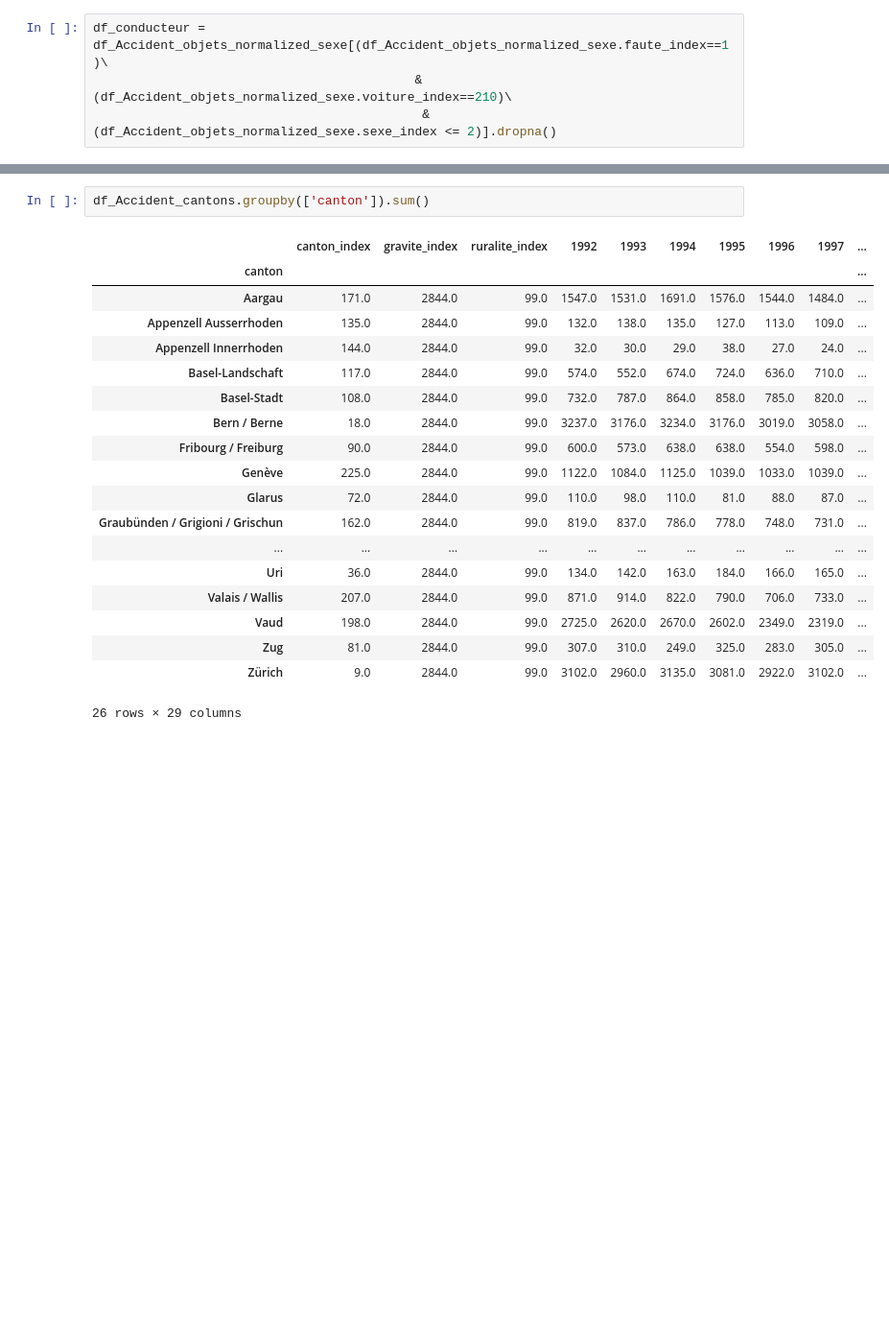
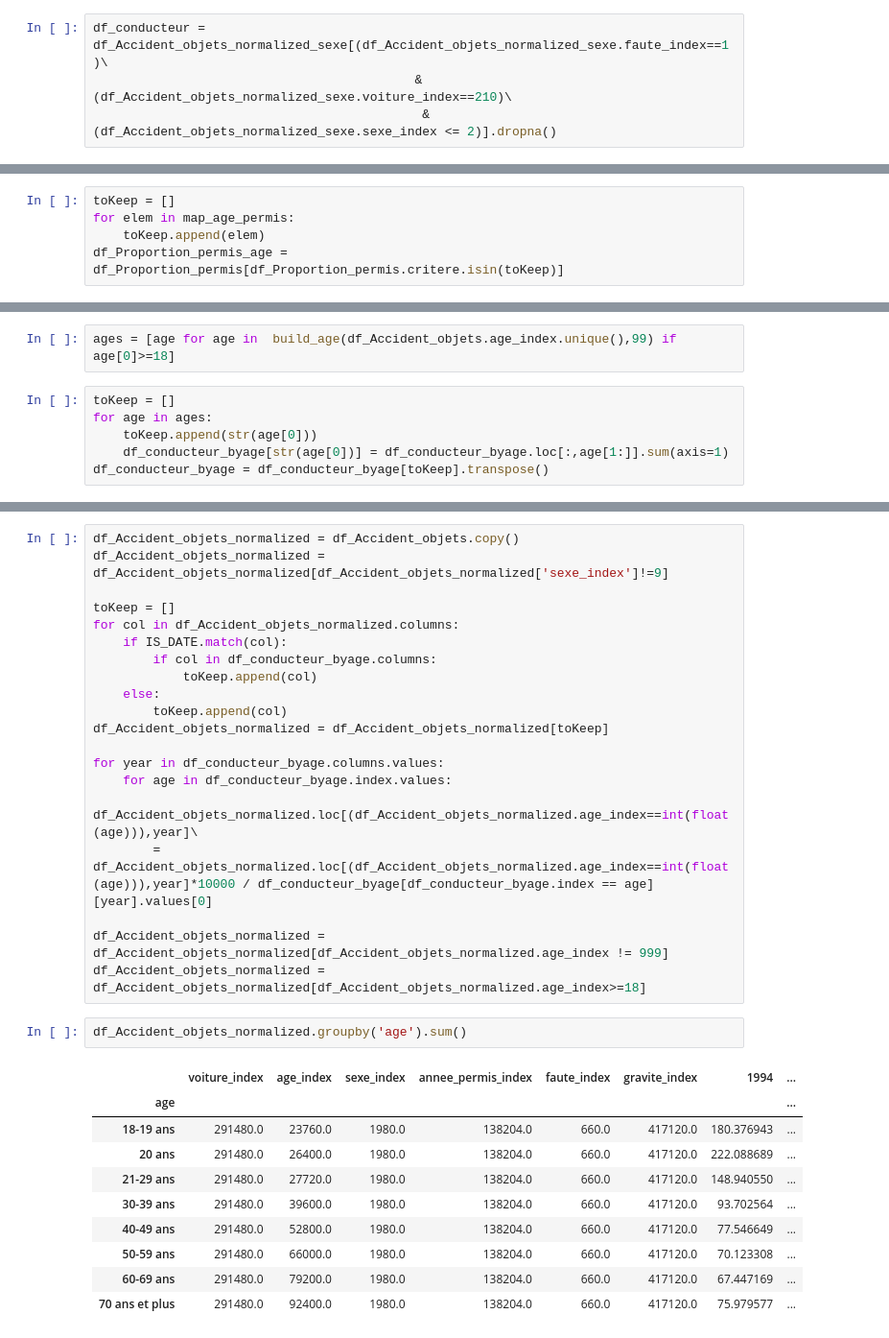
Before and after one commit to epfl-ada-2018/project-pizzafels, a Jupyter notebook: Working Notebooks/0. Analyzer_Main.ipynb, the cells around one changed output, grey strips where cells are left out. Shown at 96% size. Drawn from its saved outputs; the diff is of its cells as text; blank space fills up the shorter version.

```diff
--- a/Working Notebooks/0. Analyzer_Main.ipynb
+++ b/Working Notebooks/0. Analyzer_Main.ipynb
@@ -710,0 +760,5 @@ df_proportion_permis
+# %%
+toKeep = []
+for elem in map_age_permis:
+    toKeep.append(elem)
+df_Proportion_permis_age = df_Proportion_permis[df_Proportion_permis.critere.isin(toKeep)]
@@ -710,0 +820,8 @@ df_proportion_permis
+# %%
+ages = [age for age in  build_age(df_Accident_objets.age_index.unique(),99) if age[0]>=18]
+# %%
+toKeep = []
+for age in ages:
+    toKeep.append(str(age[0]))
+    df_conducteur_byage[str(age[0])] = df_conducteur_byage.loc[:,age[1:]].sum(axis=1)
+df_conducteur_byage = df_conducteur_byage[toKeep].transpose()
@@ -711,22 +868,33 @@ df_proportion_permis
+# %%
+df_Accident_objets_normalized = df_Accident_objets.copy()
+df_Accident_objets_normalized = df_Accident_objets_normalized[df_Accident_objets_normalized['sexe_index']!=9]
+
+toKeep = []
+for col in df_Accident_objets_normalized.columns:
+    if IS_DATE.match(col):
+        if col in df_conducteur_byage.columns:
+            toKeep.append(col)
+    else:
+        toKeep.append(col)
+df_Accident_objets_normalized = df_Accident_objets_normalized[toKeep]
+
+for year in df_conducteur_byage.columns.values:
+    for age in df_conducteur_byage.index.values:
+        df_Accident_objets_normalized.loc[(df_Accident_objets_normalized.age_index==int(float(age))),year]\
+        = df_Accident_objets_normalized.loc[(df_Accident_objets_normalized.age_index==int(float(age))),year]*10000 / df_conducteur_byage[df_conducteur_byage.index == age][year].values[0]
+
+df_Accident_objets_normalized = df_Accident_objets_normalized[df_Accident_objets_normalized.age_index != 999]
+df_Accident_objets_normalized = df_Accident_objets_normalized[df_Accident_objets_normalized.age_index>=18]
 # %%
-df_Accident_cantons.groupby(['canton']).sum()
+df_Accident_objets_normalized.groupby('age').sum()
 # %% [output]
-|  | canton_index | gravite_index | ruralite_index | 1992 | 1993 | 1994 | 1995 | 1996 | 1997 | ... |
-| canton |  |  |  |  |  |  |  |  |  | ... |
-| Aargau | 171.0 | 2844.0 | 99.0 | 1547.0 | 1531.0 | 1691.0 | 1576.0 | 1544.0 | 1484.0 | ... |
-| Appenzell Ausserrhoden | 135.0 | 2844.0 | 99.0 | 132.0 | 138.0 | 135.0 | 127.0 | 113.0 | 109.0 | ... |
-| Appenzell Innerrhoden | 144.0 | 2844.0 | 99.0 | 32.0 | 30.0 | 29.0 | 38.0 | 27.0 | 24.0 | ... |
-| Basel-Landschaft | 117.0 | 2844.0 | 99.0 | 574.0 | 552.0 | 674.0 | 724.0 | 636.0 | 710.0 | ... |
-| Basel-Stadt | 108.0 | 2844.0 | 99.0 | 732.0 | 787.0 | 864.0 | 858.0 | 785.0 | 820.0 | ... |
-| Bern / Berne | 18.0 | 2844.0 | 99.0 | 3237.0 | 3176.0 | 3234.0 | 3176.0 | 3019.0 | 3058.0 | ... |
-| Fribourg / Freiburg | 90.0 | 2844.0 | 99.0 | 600.0 | 573.0 | 638.0 | 638.0 | 554.0 | 598.0 | ... |
-| Genève | 225.0 | 2844.0 | 99.0 | 1122.0 | 1084.0 | 1125.0 | 1039.0 | 1033.0 | 1039.0 | ... |
-| Glarus | 72.0 | 2844.0 | 99.0 | 110.0 | 98.0 | 110.0 | 81.0 | 88.0 | 87.0 | ... |
-| Graubünden / Grigioni / Grischun | 162.0 | 2844.0 | 99.0 | 819.0 | 837.0 | 786.0 | 778.0 | 748.0 | 731.0 | ... |
-| ... | ... | ... | ... | ... | ... | ... | ... | ... | ... | ... |
-| Uri | 36.0 | 2844.0 | 99.0 | 134.0 | 142.0 | 163.0 | 184.0 | 166.0 | 165.0 | ... |
-| Valais / Wallis | 207.0 | 2844.0 | 99.0 | 871.0 | 914.0 | 822.0 | 790.0 | 706.0 | 733.0 | ... |
-| Vaud | 198.0 | 2844.0 | 99.0 | 2725.0 | 2620.0 | 2670.0 | 2602.0 | 2349.0 | 2319.0 | ... |
-| Zug | 81.0 | 2844.0 | 99.0 | 307.0 | 310.0 | 249.0 | 325.0 | 283.0 | 305.0 | ... |
-| Zürich | 9.0 | 2844.0 | 99.0 | 3102.0 | 2960.0 | 3135.0 | 3081.0 | 2922.0 | 3102.0 | ... |
+|  | voiture_index | age_index | sexe_index | annee_permis_index | faute_index | gravite_index | 1994 | ... |
+| age |  |  |  |  |  |  |  | ... |
+| 18-19 ans | 291480.0 | 23760.0 | 1980.0 | 138204.0 | 660.0 | 417120.0 | 180.376943 | ... |
+| 20 ans | 291480.0 | 26400.0 | 1980.0 | 138204.0 | 660.0 | 417120.0 | 222.088689 | ... |
+| 21-29 ans | 291480.0 | 27720.0 | 1980.0 | 138204.0 | 660.0 | 417120.0 | 148.940550 | ... |
+| 30-39 ans | 291480.0 | 39600.0 | 1980.0 | 138204.0 | 660.0 | 417120.0 | 93.702564 | ... |
+| 40-49 ans | 291480.0 | 52800.0 | 1980.0 | 138204.0 | 660.0 | 417120.0 | 77.546649 | ... |
+| 50-59 ans | 291480.0 | 66000.0 | 1980.0 | 138204.0 | 660.0 | 417120.0 | 70.123308 | ... |
+| 60-69 ans | 291480.0 | 79200.0 | 1980.0 | 138204.0 | 660.0 | 417120.0 | 67.447169 | ... |
+| 70 ans et plus | 291480.0 | 92400.0 | 1980.0 | 138204.0 | 660.0 | 417120.0 | 75.979577 | ... |
-26 rows × 29 columns
```
Also changed, not shown: parts of 61 cells of this notebook, 4 other files.
